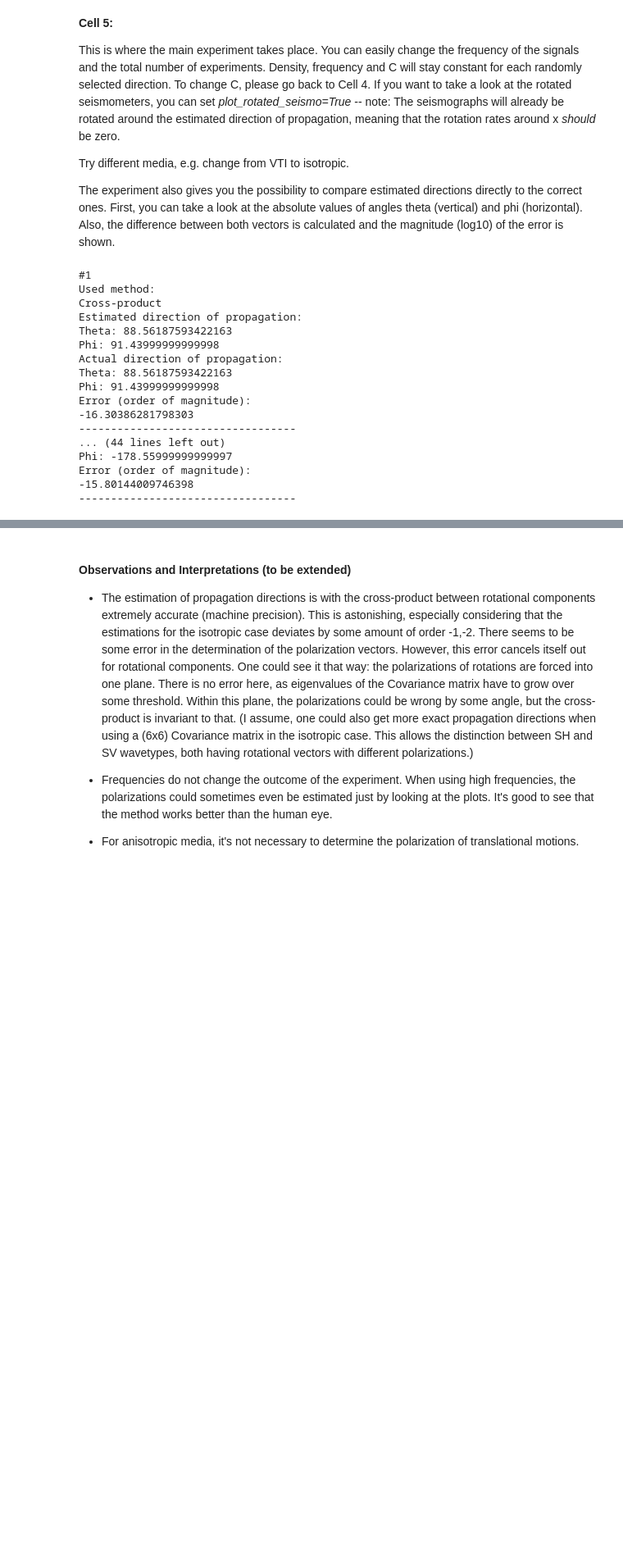
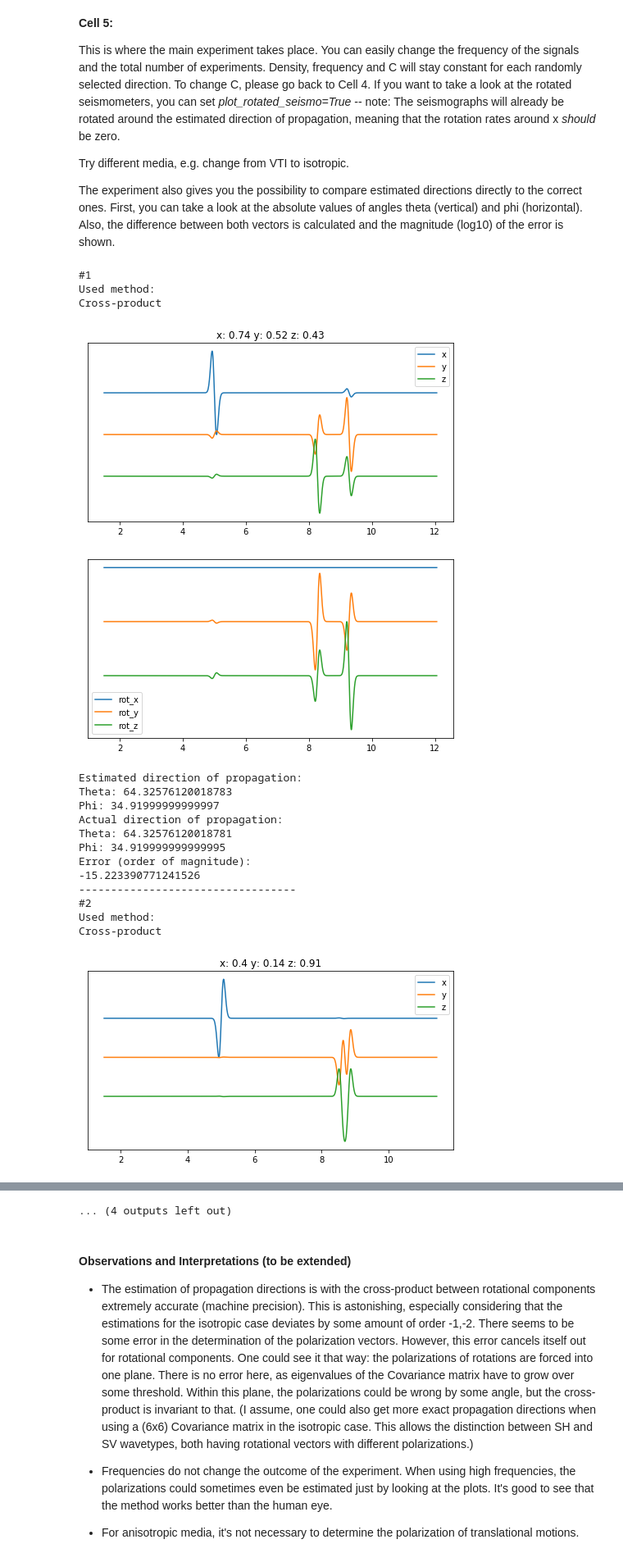
Before and after one commit to sebnoe/anisotropy, a Jupyter notebook: notebooks/Estimate_propagation_direction.ipynb, the cells around one changed output, grey strips where cells are left out. Shown at 82% size. Saved outputs shown, nothing was run; the diff lists cells and outputs as text; code cells hidden in the pictures; blank space fills up the shorter version.

```diff
--- a/notebooks/Estimate_propagation_direction.ipynb
+++ b/notebooks/Estimate_propagation_direction.ipynb
@@ -270,53 +270,56 @@ The experiment also gives you the possibility to compare estimated directions di
 # %%
 N = 5
 f = 10.
-plot_rotated_seismo=False
+plot_rotated_seismo=True
 
 nus,gammas = get_direction('random', C, N)
 all_seis = []
+all_t = []
 r2d = 180/np.pi
 for i in range(0,N):
     vel,v = get_eigenvals(gammas[i], density)
     seis, t = get_seis(v, vel, nus[i], f, fs)
     all_seis.append(seis)
+    all_t.append(t)
 
 
 for i in range(0,N):
     print('#'+str(i+1))
     print('Used method:')
     nu_e = get_propagation_direction(all_seis[i])
 
     if plot_rotated_seismo:
-        vel_e, _,_ = estimate_velocity(all_seis[i],nu_e,t,\
-                                              plot_rotated_seismo=plot_rotated_seismo)
+        _, seis_rot,_ = estimate_velocity(all_seis[i],nu_e,t)
+        plotseis(seis_rot,all_t[i],nu_e)
 
     theta_e, phi_e = get_angles(nu_e)
     theta, phi = get_angles(nus[i])
     print('Estimated direction of propagation:')
     print('Theta: '+str(theta_e*r2d))
     print('Phi: '+str(phi_e*r2d))
     print('Actual direction of propagation:')
     print('Theta: '+str(theta*r2d))
     print('Phi: '+str(phi*r2d))
     print('Error (order of magnitude):')
     err = np.sqrt((nus[i][0]-nu_e[0])**2+(nus[i][1]-nu_e[1])**2+(nus[i][2]-nu_e[2])**2)
     print(np.log10(err))
     print('---------------------------------- ')
 # %% [output]
 #1
 Used method:
 Cross-product
-Estimated direction of propagation:
-Theta: 88.56187593422163
-Phi: 91.43999999999998
-Actual direction of propagation:
-Theta: 88.56187593422163
-Phi: 91.43999999999998
-Error (order of magnitude):
--16.30386281798303
-----------------------------------
-... (44 lines left out)
-Phi: -178.55999999999997
-Error (order of magnitude):
--15.80144009746398
-----------------------------------
+[figure, added]
+[figure, added]
+Estimated direction of propagation:
+Theta: 64.32576120018783
+Phi: 34.91999999999997
+Actual direction of propagation:
+Theta: 64.32576120018781
+Phi: 34.919999999999995
+Error (order of magnitude):
+-15.223390771241526
+----------------------------------
+#2
+Used method:
+Cross-product
+[figure, added]
@@ -323,3 +355,4 @@ Error (order of magnitude):
+... (4 outputs left out)
 # %% [markdown]
 #### Observations and Interpretations (to be extended)
 
```
Also changed, not shown: parts of 2 cells of this notebook, 8 other files.
